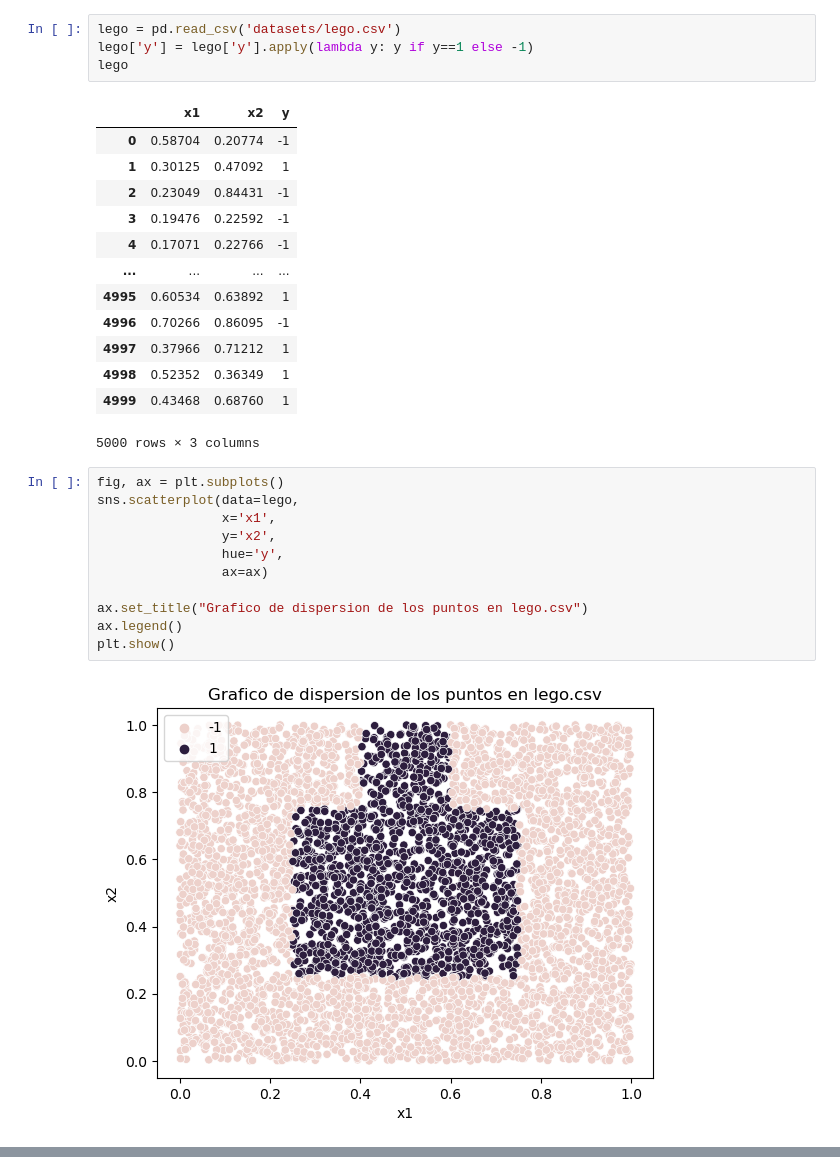
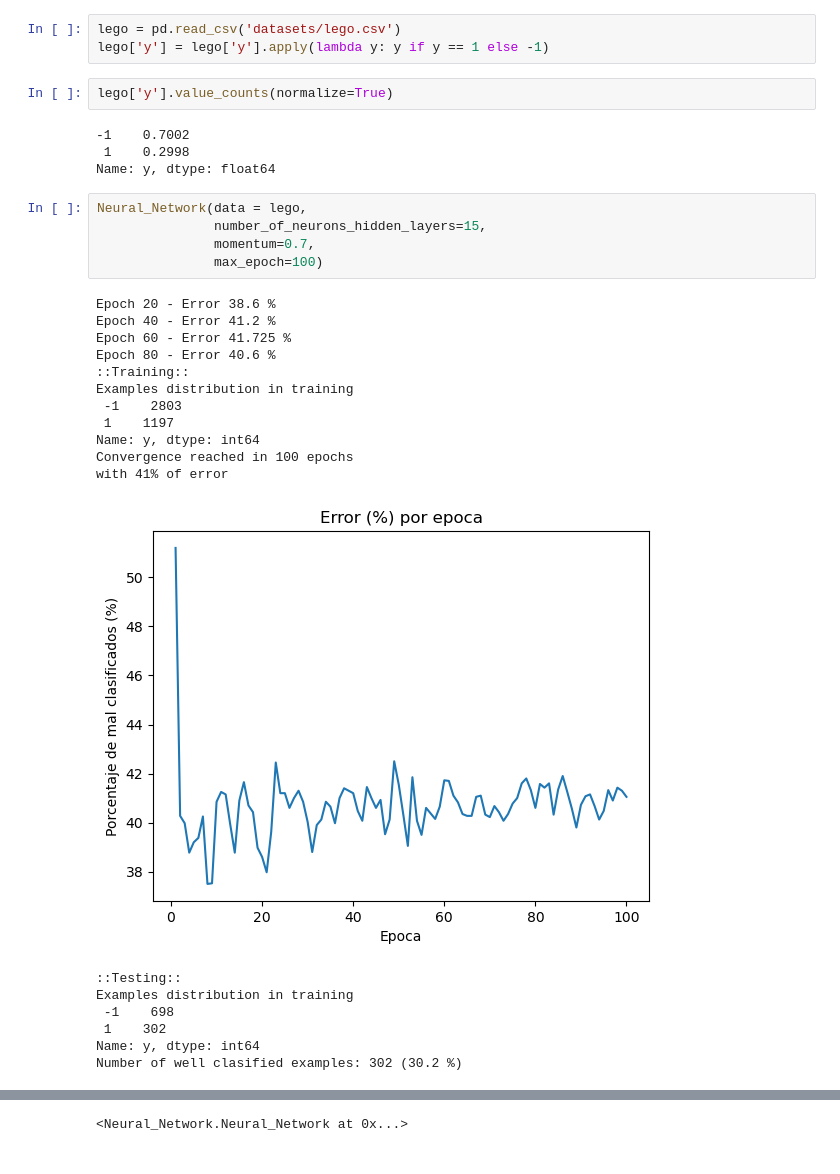
Before and after one commit to danielrobapaz/Redes_neuronales, a Jupyter notebook: Tarea_3/testing.ipynb, the cells around one changed output, grey strips where cells are left out. Cells and saved outputs as stored; diff of their text form.

```diff
--- a/Tarea_3/testing.ipynb
+++ b/Tarea_3/testing.ipynb
@@ -7,31 +5,33 @@ import numpy as np
 # %%
 lego = pd.read_csv('datasets/lego.csv')
-lego['y'] = lego['y'].apply(lambda y: y if y==1 else -1)
-lego
+lego['y'] = lego['y'].apply(lambda y: y if y == 1 else -1)
-# %% [output]
-|  | x1 | x2 | y |
-| 0 | 0.58704 | 0.20774 | -1 |
-| 1 | 0.30125 | 0.47092 | 1 |
-| 2 | 0.23049 | 0.84431 | -1 |
-| 3 | 0.19476 | 0.22592 | -1 |
-| 4 | 0.17071 | 0.22766 | -1 |
-| ... | ... | ... | ... |
-| 4995 | 0.60534 | 0.63892 | 1 |
-| 4996 | 0.70266 | 0.86095 | -1 |
-| 4997 | 0.37966 | 0.71212 | 1 |
-| 4998 | 0.52352 | 0.36349 | 1 |
-| 4999 | 0.43468 | 0.68760 | 1 |
-5000 rows × 3 columns
-# %%
-fig, ax = plt.subplots()
-sns.scatterplot(data=lego,
-                x='x1',
-                y='x2',
-                hue='y',
-                ax=ax)
-
-ax.set_title("Grafico de dispersion de los puntos en lego.csv")
-ax.legend()
-plt.show()
-# %% [output]
-[figure, removed]
+# %%
+lego['y'].value_counts(normalize=True)
+# %% [output]
+-1    0.7002
+ 1    0.2998
+Name: y, dtype: float64
+# %%
+Neural_Network(data = lego,
+               number_of_neurons_hidden_layers=15,
+               momentum=0.7,
+               max_epoch=100)
+# %% [output]
+Epoch 20 - Error 38.6 %
+Epoch 40 - Error 41.2 %
+Epoch 60 - Error 41.725 %
+Epoch 80 - Error 40.6 %
+::Training::
+Examples distribution in training
+ -1    2803
+ 1    1197
+Name: y, dtype: int64
+Convergence reached in 100 epochs
+with 41% of error
+[figure, added]
+::Testing::
+Examples distribution in training
+ -1    698
+ 1    302
+Name: y, dtype: int64
+Number of well clasified examples: 302 (30.2 %)
@@ -38 +39,2 @@ plt.show()
+<Neural_Network.Neural_Network at 0x...>
 # %%
```
Also changed, not shown: parts of 4 cells of this notebook, 2 other files.
